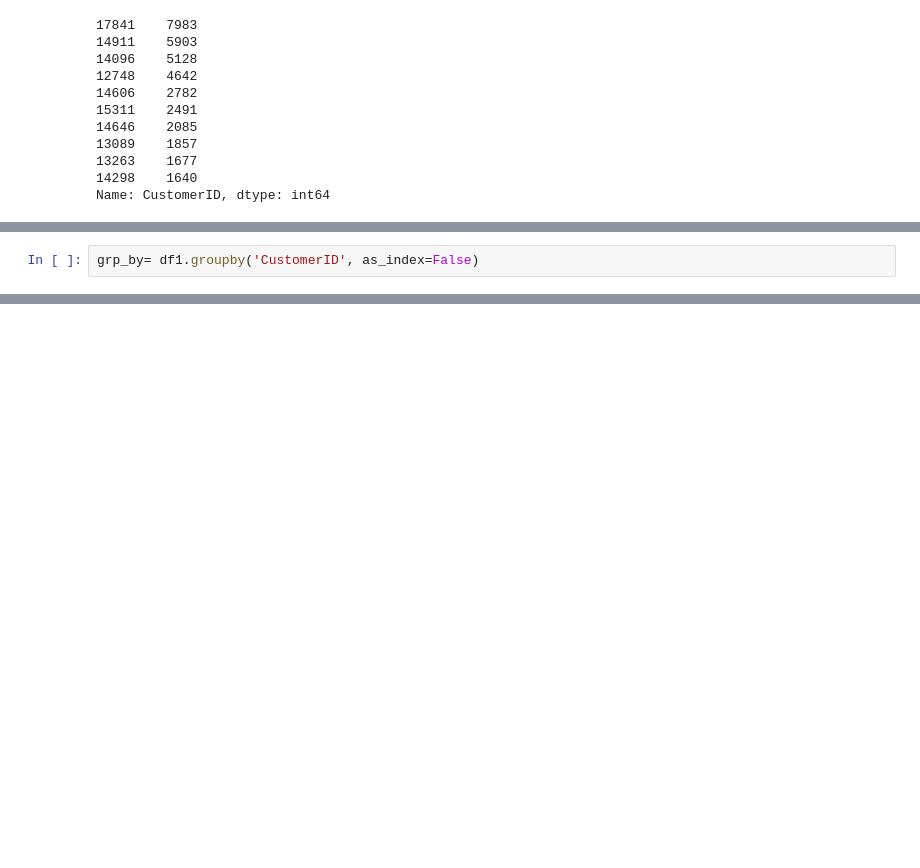
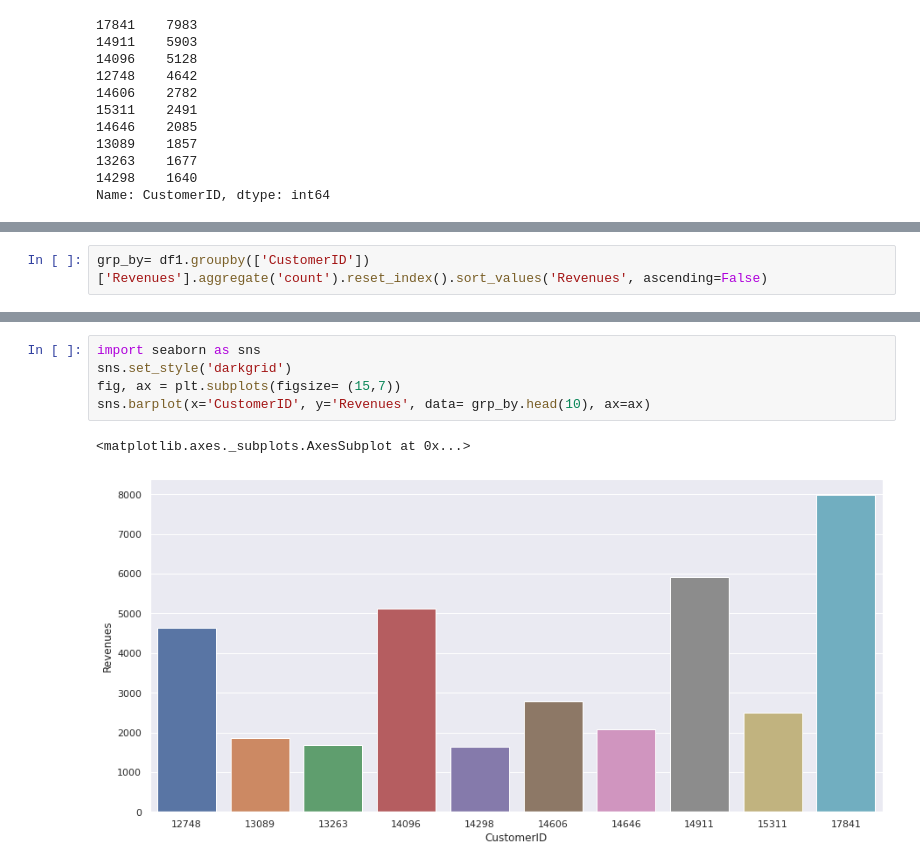
Before and after one commit to Manojgharge07/Capston_Project_1_Propensity_Model_, a Jupyter notebook: Capston_Project_1.ipynb, the cells around one changed output, grey strips where cells are left out. Saved outputs shown, nothing was run; the diff lists cells and outputs as text; blank space fills up the shorter version.

```diff
--- a/Capston_Project_1.ipynb
+++ b/Capston_Project_1.ipynb
@@ -353,2 +345,2 @@ Total          NaN        NaN        NaN             NaN  9522749.994
 # %%
-grp_by= df1.groupby('CustomerID', as_index=False)
+grp_by= df1.groupby(['CustomerID'])['Revenues'].aggregate('count').reset_index().sort_values('Revenues', ascending=False)
@@ -371,0 +363,8 @@ grp_by.describe()
+# %%
+import seaborn as sns
+sns.set_style('darkgrid')
+fig, ax = plt.subplots(figsize= (15,7))
+sns.barplot(x='CustomerID', y='Revenues', data= grp_by.head(10), ax=ax)
+# %% [output]
+<matplotlib.axes._subplots.AxesSubplot at 0x...>
+[figure, added]
```
Also changed, not shown: parts of 22 cells of this notebook.
